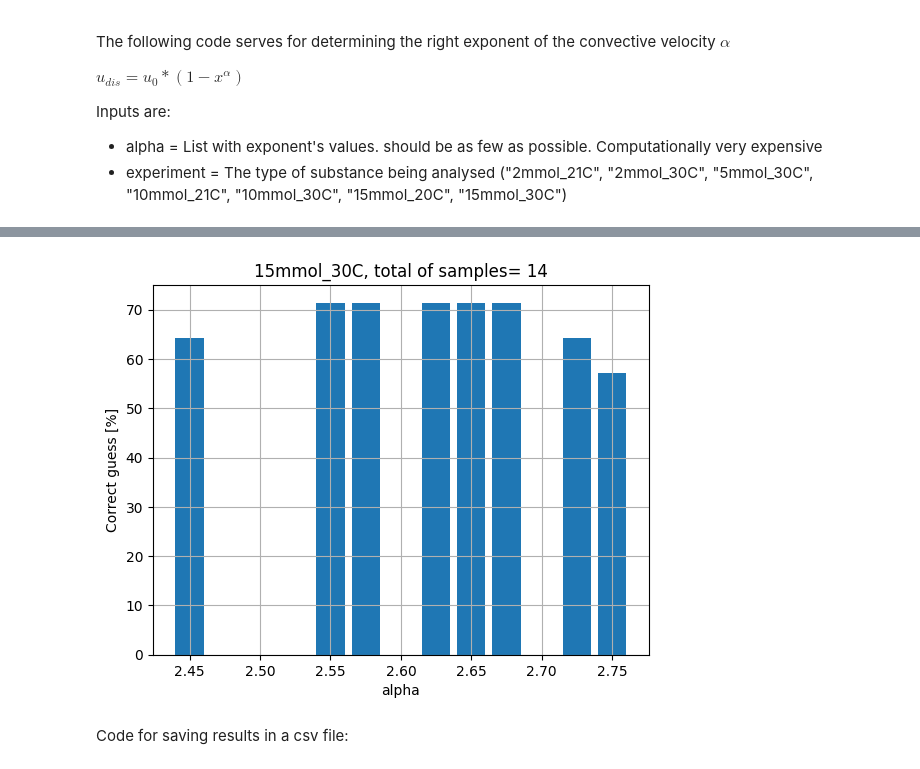
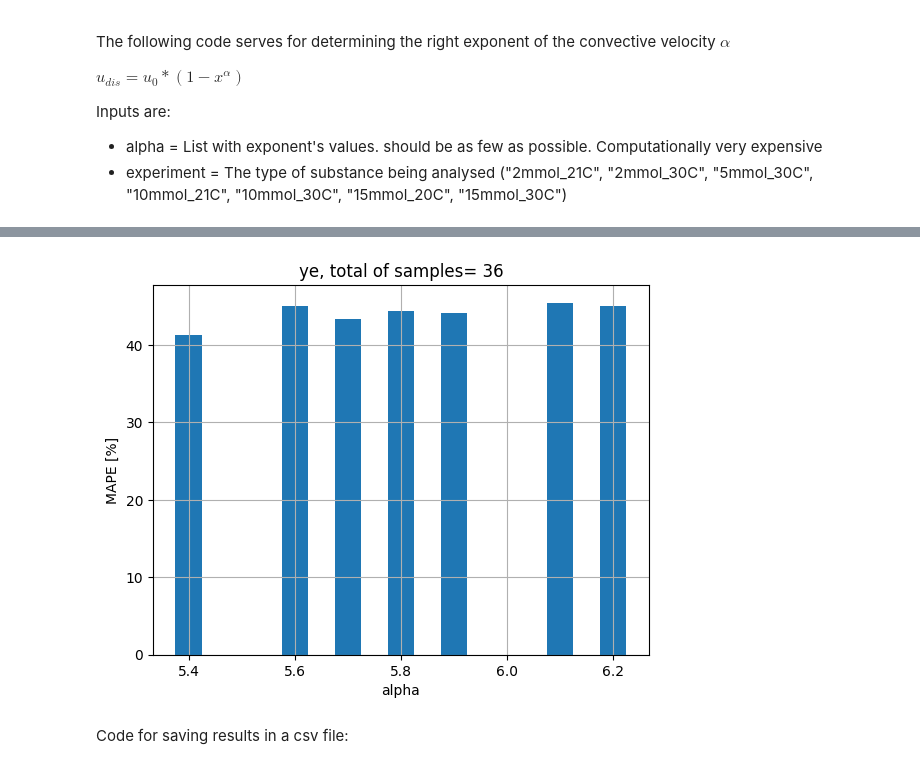
Before and after one commit to iagr98/MA-Model_4, a Jupyter notebook: Separator Model/utils.ipynb, the cells around one changed output, grey strips where cells are left out. Cells and saved outputs as stored; diff of their text form; code cells hidden in the pictures.

Commit message:
Ran part of the ye tests for validation of alpha

```diff
--- a/Separator Model/utils.ipynb
+++ b/Separator Model/utils.ipynb
@@ -123,12 +271,16 @@ dpz_e=  [1, 0, 1, 0, 1, 0, 1, 0, 1, 0, 1, 0, 1, 1]
 # %%
-plt.bar(alpha, 100*total_guess/len(tests), width=0.02)
+if (experiment=='ye'):
+    plt.bar(alpha, total_mape, width=0.05)
+    plt.ylabel('MAPE [%]')
+else:
+    plt.bar(alpha, 100*total_guess/len(tests), width=0.1)
+    plt.ylabel('Correct guess [%]')
 plt.xlabel('alpha')
-plt.ylabel('Correct guess [%]')
 plt.title(f'{experiment}, total of samples= {len(tests)}')
 plt.grid()
 plt.show()
 # %% [output]
-[figure, old version]
+[figure, new version]
 # %% [markdown]
 Code for saving results in a csv file:
 # %%
```
Also changed, not shown: parts of 5 cells of this notebook, 11 other files.
